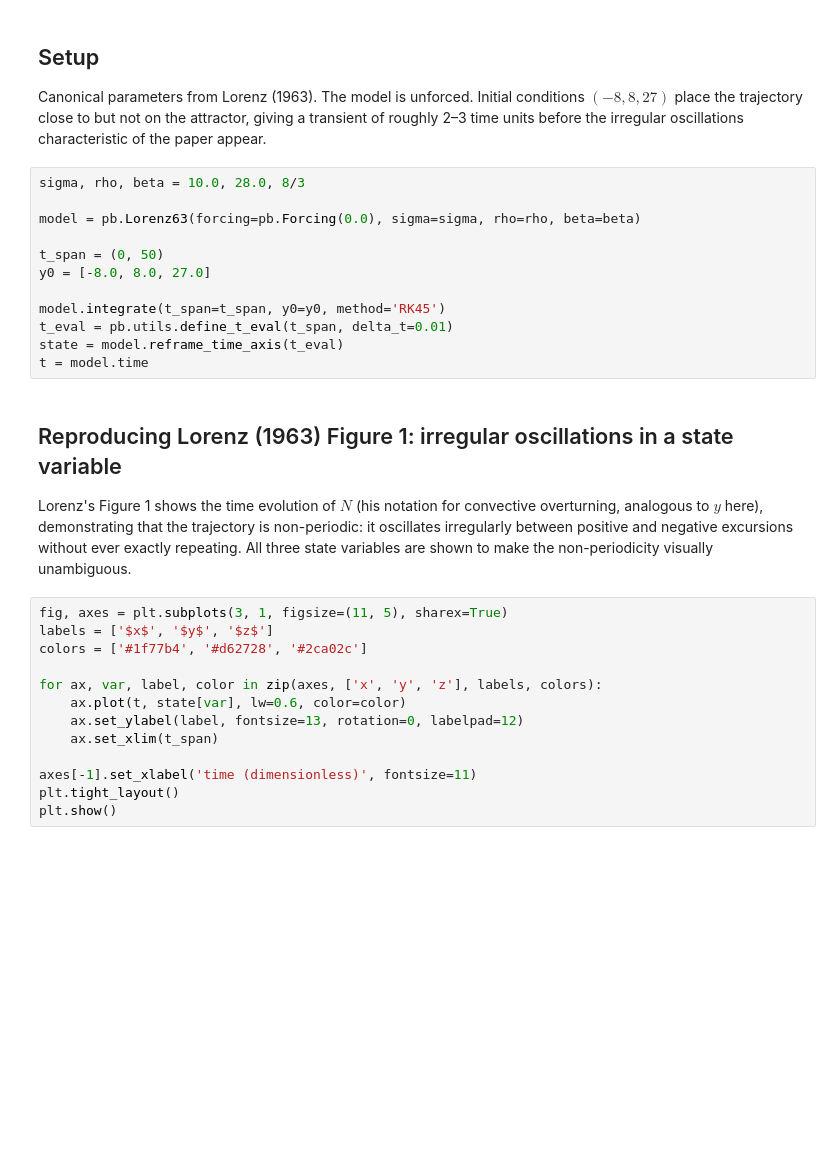
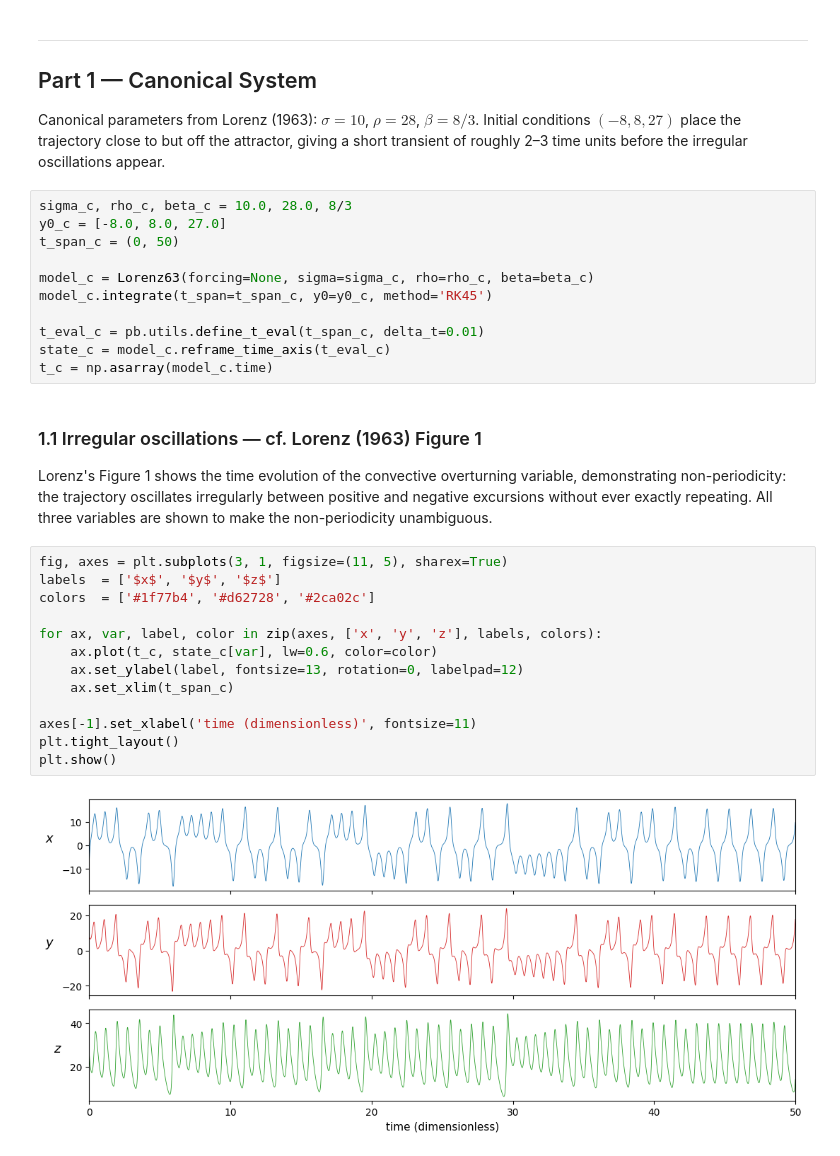
Before and after one commit to LinkedEarth/ClimateCritters, a Jupyter notebook: notebooks/model_demos/lorenz63.ipynb, the cells around one changed output. Cells and saved outputs as stored; diff of their text form; blank space fills up the shorter version.

```diff
--- a/notebooks/model_demos/lorenz63.ipynb
+++ b/notebooks/model_demos/lorenz63.ipynb
@@ -67,34 +72,41 @@ import paleobeasts as pb
 # %% [markdown]
-## Setup
+---
+## Part 1 — Canonical System
 
-Canonical parameters from Lorenz (1963). The model is unforced. Initial conditions $(-8, 8, 27)$ place the trajectory close to but not on the attractor, giving a transient of roughly 2–3 time units before the irregular oscillations characteristic of the paper appear.
+Canonical parameters from Lorenz (1963): $\sigma = 10$, $\rho = 28$, $\beta = 8/3$.
+Initial conditions $(-8, 8, 27)$ place the trajectory close to but off the attractor,
+giving a short transient of roughly 2–3 time units before the irregular oscillations appear.
 # %%
-sigma, rho, beta = 10.0, 28.0, 8/3
+sigma_c, rho_c, beta_c = 10.0, 28.0, 8/3
+y0_c = [-8.0, 8.0, 27.0]
+t_span_c = (0, 50)
 
-model = pb.Lorenz63(forcing=pb.Forcing(0.0), sigma=sigma, rho=rho, beta=beta)
+model_c = Lorenz63(forcing=None, sigma=sigma_c, rho=rho_c, beta=beta_c)
+model_c.integrate(t_span=t_span_c, y0=y0_c, method='RK45')
 
-t_span = (0, 50)
-y0 = [-8.0, 8.0, 27.0]
-
-model.integrate(t_span=t_span, y0=y0, method='RK45')
-t_eval = pb.utils.define_t_eval(t_span, delta_t=0.01)
-state = model.reframe_time_axis(t_eval)
-t = model.time
+t_eval_c = pb.utils.define_t_eval(t_span_c, delta_t=0.01)
+state_c = model_c.reframe_time_axis(t_eval_c)
+t_c = np.asarray(model_c.time)
 # %% [markdown]
-## Reproducing Lorenz (1963) Figure 1: irregular oscillations in a state variable
+### 1.1 Irregular oscillations — cf. Lorenz (1963) Figure 1
 
-Lorenz's Figure 1 shows the time evolution of $N$ (his notation for convective overturning, analogous to $y$ here), demonstrating that the trajectory is non-periodic: it oscillates irregularly between positive and negative excursions without ever exactly repeating. All three state variables are shown to make the non-periodicity visually unambiguous.
+Lorenz's Figure 1 shows the time evolution of the convective overturning variable,
+demonstrating non-periodicity: the trajectory oscillates irregularly between positive
+and negative excursions without ever exactly repeating. All three variables are shown
+to make the non-periodicity unambiguous.
 # %%
 fig, axes = plt.subplots(3, 1, figsize=(11, 5), sharex=True)
-labels = ['$x$', '$y$', '$z$']
-colors = ['#1f77b4', '#d62728', '#2ca02c']
+labels  = ['$x$', '$y$', '$z$']
+colors  = ['#1f77b4', '#d62728', '#2ca02c']
 
 for ax, var, label, color in zip(axes, ['x', 'y', 'z'], labels, colors):
-    ax.plot(t, state[var], lw=0.6, color=color)
+    ax.plot(t_c, state_c[var], lw=0.6, color=color)
     ax.set_ylabel(label, fontsize=13, rotation=0, labelpad=12)
-    ax.set_xlim(t_span)
+    ax.set_xlim(t_span_c)
 
 axes[-1].set_xlabel('time (dimensionless)', fontsize=11)
 plt.tight_layout()
 plt.show()
+# %% [output]
+[figure, added]
 # %% [markdown]
```
Also changed, not shown: parts of 20 cells of this notebook.
